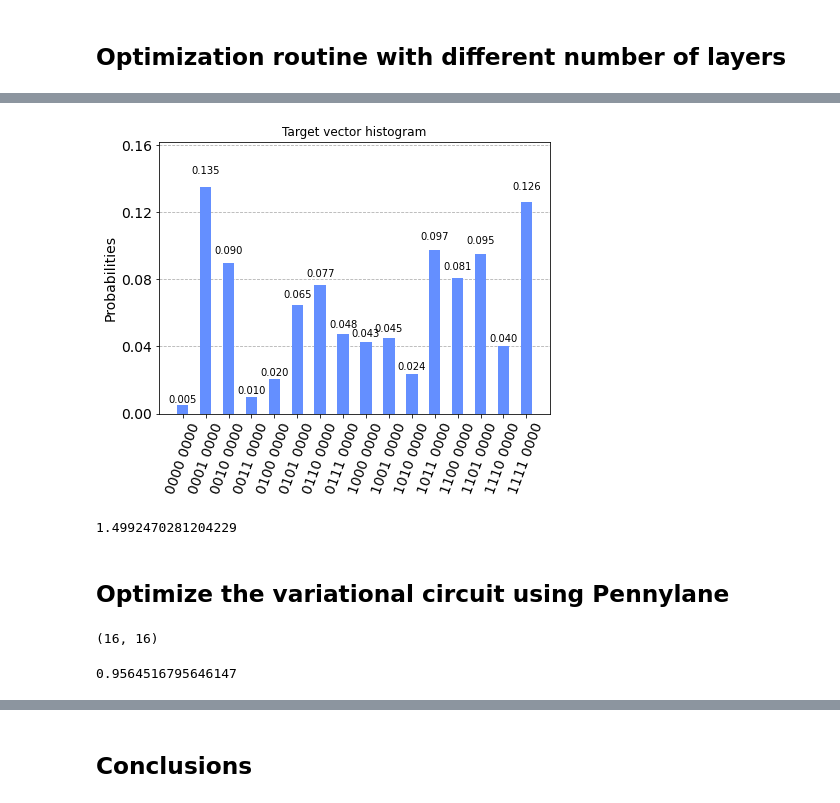
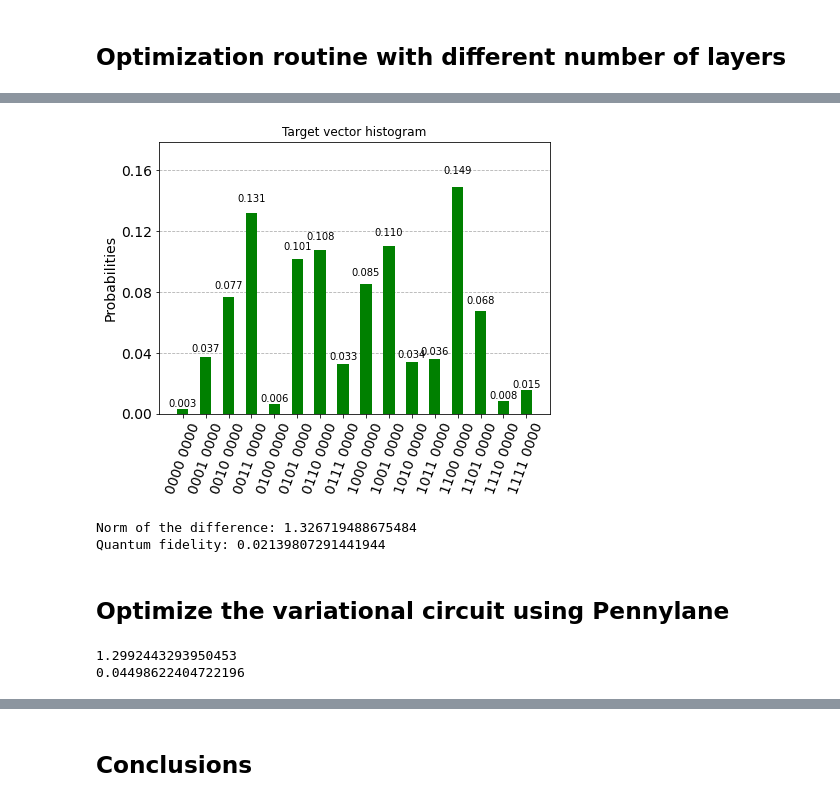
Before and after one commit to fioyarce/qosf_mentorship_program, a Jupyter notebook: Task 1/Task 1 - Solution.ipynb, the cells around one changed output, grey strips where cells are left out. Cells and saved outputs as stored; diff of their text form; code cells hidden in the pictures.

Commit message:
Different metrics: Euc. dist, Prob. Distance, Quantum Fidelity.

```diff
--- a/Task 1/Task 1 - Solution.ipynb
+++ b/Task 1/Task 1 - Solution.ipynb
@@ -302,5 +338,7 @@ print(outputstate)
 # %%
-def norm_vector_difference(params):
+def get_outputstate(n_layers, params):
+
+    backend = Aer.get_backend('statevector_simulator')
 
     qc = build_variational_circuit(n_layers, params)
 
@@ -309,6 +347,24 @@ def norm_vector_difference(params):
     result = job.result()
 
     outputstate = result.get_statevector(qc, decimals=3)
+
+    return outputstate
+
+def get_measurement(n_layers, params):
+
+    qc = build_variational_circuit(n_layers, params)
+    NUM_SHOTS = 10000
+    backend = Aer.get_backend("qasm_simulator")
+    qc.measure_all()
+    result = execute(qc, backend, shots = NUM_SHOTS).result()
+    counts = result.get_counts(qc)
+
+    return counts
+
+
+def norm_vector_difference(params):
+
+    outputstate = get_outputstate(n_layers, params)
 
     diff = outputstate - target_vector
 
@@ -401,6 +456,0 @@ plt.show()
-# %%
-qc = build_variational_circuit(10, params_list[9])
-
-statevector = execute(qc, backend).result().get_statevector(qc, decimals = 3)
-
-plot_state_city(statevector, title='Vectorstate after optimization of a 10 layer variational circuit')
@@ -418,0 +469,5 @@ norm_vector_difference(params_list[9])
+# %%
+NUM_SHOTS = 10000
+counts = get_measurement(10, params_list[9])
+counts_target = {list(counts.keys())[i]: target_distr[i]*NUM_SHOTS for i in range(target_distr.shape[0])}
+plot_histogram(counts_target, title='Target vector histogram', color = 'green')
@@ -485,21 +546,19 @@ plot_histogram(counts, title='Statevector counts after optimization')
 # %%
+NUM_SHOTS = 10000
+counts = get_measurement(10, params_list[9])
 counts_target = {list(counts.keys())[i]: target_distr[i]*NUM_SHOTS for i in range(target_distr.shape[0])}
-plot_histogram(counts_target, title='Target vector histogram')
+plot_histogram(counts_target, title='Target vector histogram', color = 'green')
 # %% [output]
-[figure, old version]
+[figure, new version]
-# %%
-backend = Aer.get_backend('statevector_simulator')
-n_layers = 10
-norm_vector_difference(params_list[9])
-# %% [output]
-1.4992470281204229
+# %%
+n_layers = 10
+print(f"Norm of the difference: {norm_vector_difference(params_list[9])}")
+output_state = get_outputstate(n_layers, params_list[9])
+print(f"Quantum fidelity: {quantum_fidelity(output_state, target_vector)}")
+# %% [output]
+Norm of the difference: 1.326719488675484
+Quantum fidelity: 0.02139807291441944
 # %% [markdown]
 ## Optimize the variational circuit using Pennylane
 # %%
 dev = qml.device('default.qubit', wires = 4)
-# %%
-target_vector_reshape = target_vector.reshape((16,1))
-density_matrix = target_vector_reshape @ np.transpose(np.conjugate(target_vector_reshape))
-print(density_matrix.shape)
-# %% [output]
-(16, 16)
@@ -565,6 +626,9 @@ n_parameters_per_layer = 8
 number_layers = 1
 params = np.random.rand(number_layers*n_parameters_per_layer)*2*np.pi
 
-cost(params)
+circ = var_circuit(params)
+print(norm(dev.state - target_vector))
+print(quantum_fidelity(dev.state, target_vector))
 # %% [output]
-0.9564516795646147
+1.2992443293950453
+0.04498622404722196
```
Also changed, not shown: parts of 32 cells of this notebook.
